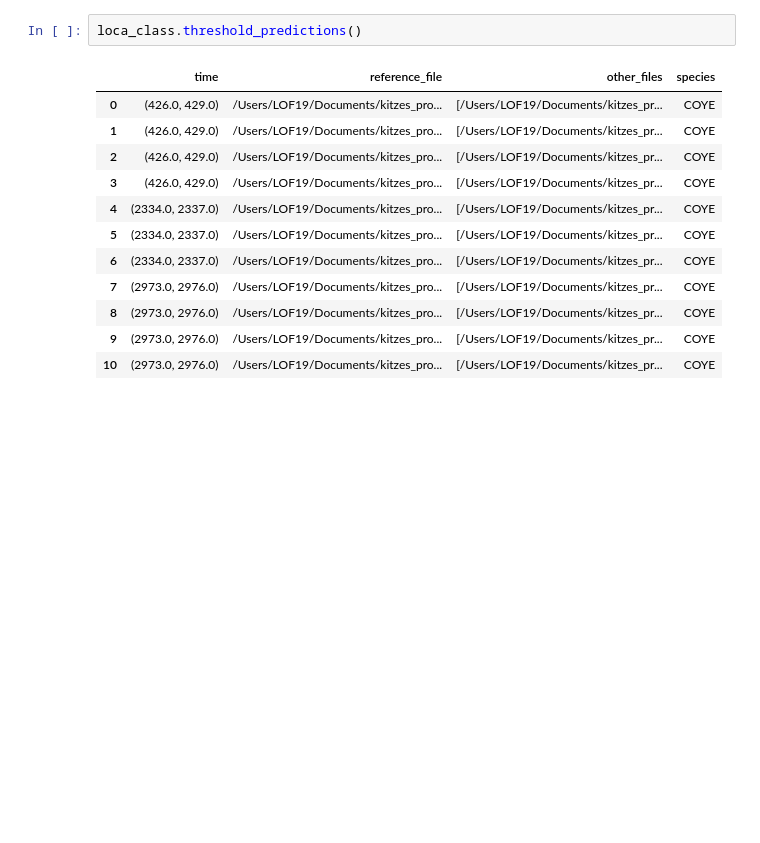
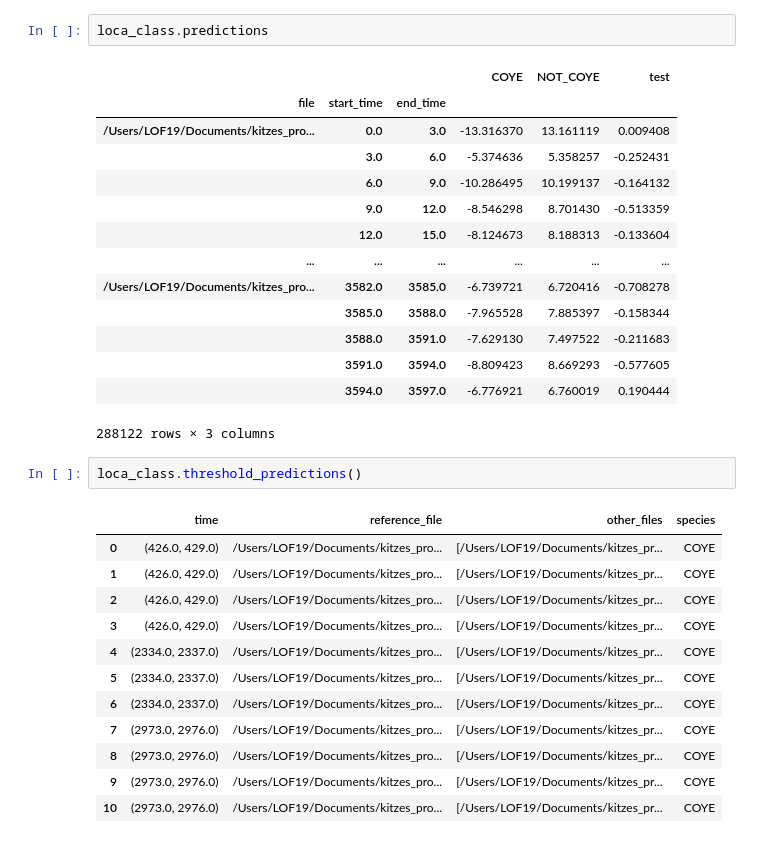
Before and after one commit to kitzeslab/opensoundscape, a Jupyter notebook: docs/tutorials/Localizer.ipynb, the cells around one changed output. Saved outputs shown, nothing was run; the diff lists cells and outputs as text; blank space fills up the shorter version.

```diff
--- a/docs/tutorials/Localizer.ipynb
+++ b/docs/tutorials/Localizer.ipynb
@@ -664,3 +46,20 @@ UserWarning: Predictions already exist - set predictions to None if you want to
+# %%
+loca_class.predictions
+# %% [output]
+|  |  |  | COYE | NOT_COYE | test |
+| file | start_time | end_time |  |  |  |
+| /Users/LOF19/Documents/kitzes_pro... | 0.0 | 3.0 | -13.316370 | 13.161119 | 0.009408 |
+|  | 3.0 | 6.0 | -5.374636 | 5.358257 | -0.252431 |
+|  | 6.0 | 9.0 | -10.286495 | 10.199137 | -0.164132 |
+|  | 9.0 | 12.0 | -8.546298 | 8.701430 | -0.513359 |
+|  | 12.0 | 15.0 | -8.124673 | 8.188313 | -0.133604 |
+| ... | ... | ... | ... | ... | ... |
+| /Users/LOF19/Documents/kitzes_pro... | 3582.0 | 3585.0 | -6.739721 | 6.720416 | -0.708278 |
+|  | 3585.0 | 3588.0 | -7.965528 | 7.885397 | -0.158344 |
+|  | 3588.0 | 3591.0 | -7.629130 | 7.497522 | -0.211683 |
+|  | 3591.0 | 3594.0 | -8.809423 | 8.669293 | -0.577605 |
+|  | 3594.0 | 3597.0 | -6.776921 | 6.760019 | 0.190444 |
+288122 rows × 3 columns
 # %%
 loca_class.threshold_predictions()
 # %% [output]
```
Also changed, not shown: parts of 12 cells of this notebook, 8 other files.
